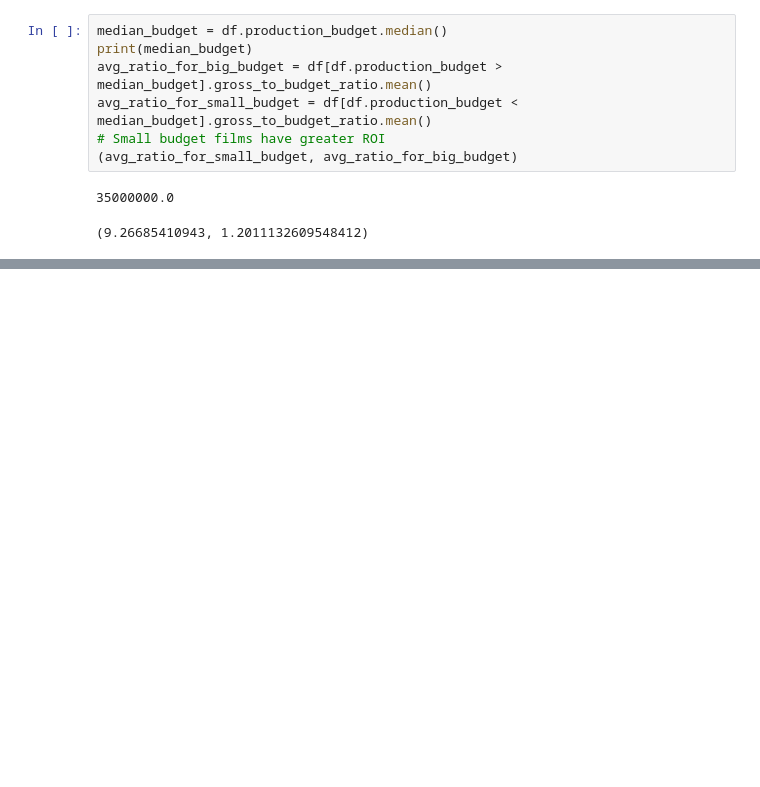
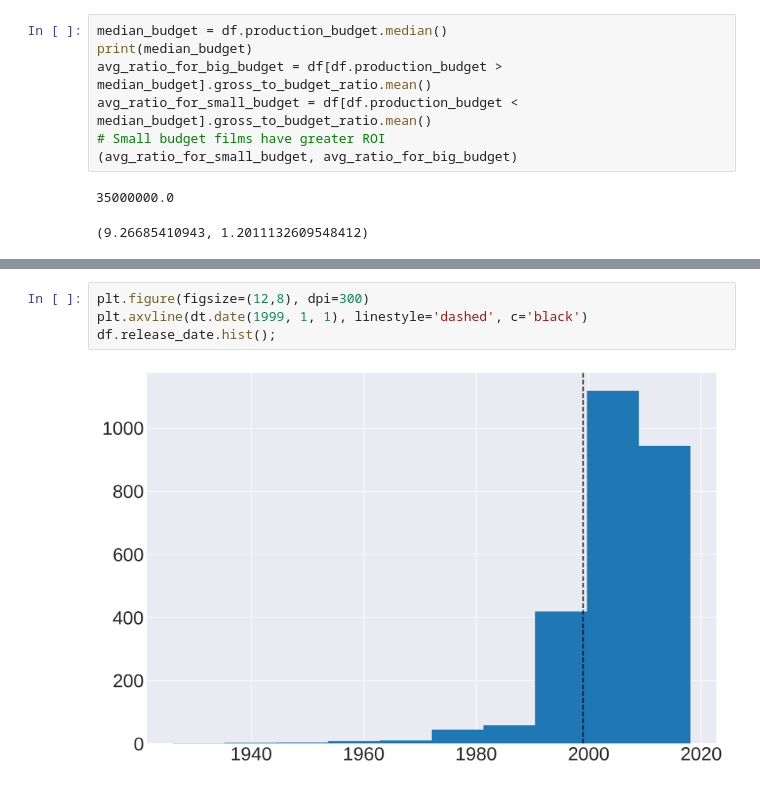
Before and after one commit to danallison/metis-work, a Jupyter notebook: week02-luther/Movie_EDA.ipynb, the cells around one changed output, grey strips where cells are left out. Drawn from its saved outputs; the diff is of its cells as text; blank space fills up the shorter version.

```diff
--- a/week02-luther/Movie_EDA.ipynb
+++ b/week02-luther/Movie_EDA.ipynb
@@ -203,0 +197,6 @@ pm.find_MAP(model=file_size_model)
+# %%
+plt.figure(figsize=(12,8), dpi=300)
+plt.axvline(dt.date(1999, 1, 1), linestyle='dashed', c='black')
+df.release_date.hist();
+# %% [output]
+[figure, added]
```
Also changed, not shown: parts of 20 cells of this notebook.
